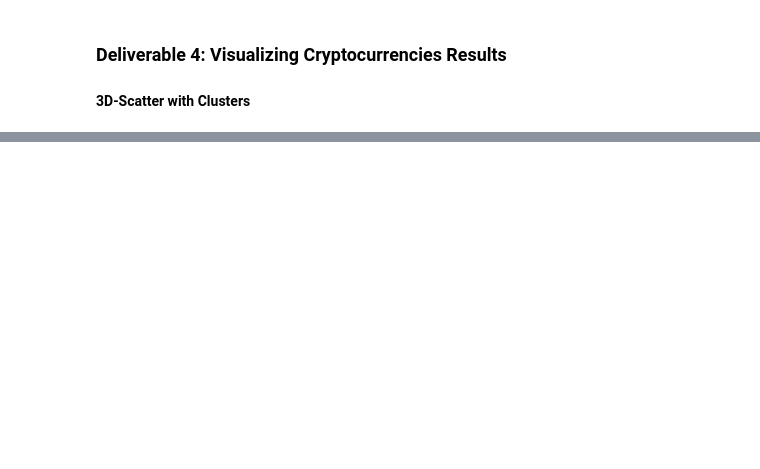
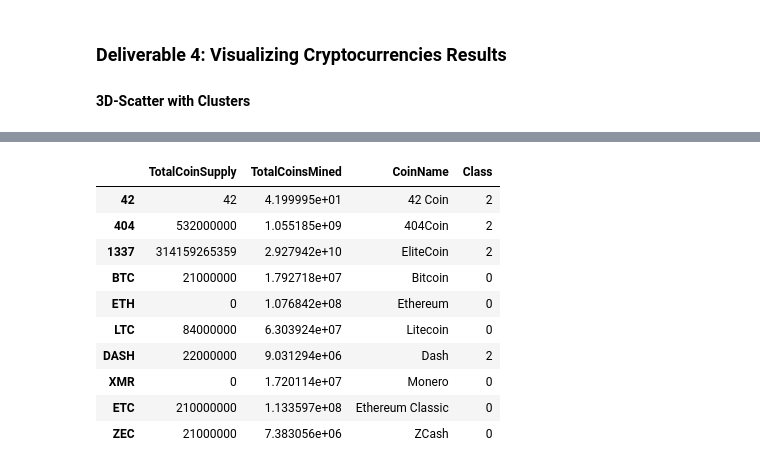
Before and after one commit to retroxsky06/Cryptocurrencies, a Jupyter notebook: crypto_clustering.ipynb, the cells around one changed output, grey strips where cells are left out. Saved outputs shown, nothing was run; the diff lists cells and outputs as text; code cells hidden in the pictures; blank space fills up the shorter version.

```diff
--- a/crypto_clustering.ipynb
+++ b/crypto_clustering.ipynb
@@ -304,13 +346,28 @@ clustered_df.head(10)
 # %%
 # Create a new DataFrame that has the scaled data with the clustered_df DataFrame index.
-# YOUR CODE HERE
+plot_df = pd.DataFrame(clustered_df, columns=["TotalCoinSupply", "TotalCoinsMined"], index=clustered_df.index)
 
 # Add the "CoinName" column from the clustered_df DataFrame to the new DataFrame.
-# YOUR CODE HERE
-
 # Add the "Class" column from the clustered_df DataFrame to the new DataFrame.
-# YOUR CODE HERE
+plot_df = pd.DataFrame({
+    "TotalCoinSupply": plot_df["TotalCoinSupply"],
+    "TotalCoinsMined": plot_df["TotalCoinsMined"],
+    "CoinName": clustered_df["CoinName"],
+    "Class": clustered_df["Class"]
+})
 
 plot_df.head(10)
+# %% [output]
+|  | TotalCoinSupply | TotalCoinsMined | CoinName | Class |
+| 42 | 42 | 4.199995e+01 | 42 Coin | 2 |
+| 404 | 532000000 | 1.055185e+09 | 404Coin | 2 |
+| 1337 | 314159265359 | 2.927942e+10 | EliteCoin | 2 |
+| BTC | 21000000 | 1.792718e+07 | Bitcoin | 0 |
+| ETH | 0 | 1.076842e+08 | Ethereum | 0 |
+| LTC | 84000000 | 6.303924e+07 | Litecoin | 0 |
+| DASH | 22000000 | 9.031294e+06 | Dash | 2 |
+| XMR | 0 | 1.720114e+07 | Monero | 0 |
+| ETC | 210000000 | 1.133597e+08 | Ethereum Classic | 0 |
+| ZEC | 21000000 | 7.383056e+06 | ZCash | 0 |
 # %%
 # Create a hvplot.scatter plot using x="TotalCoinsMined" and y="TotalCoinSupply".
```
Also changed, not shown: parts of 8 cells of this notebook.
